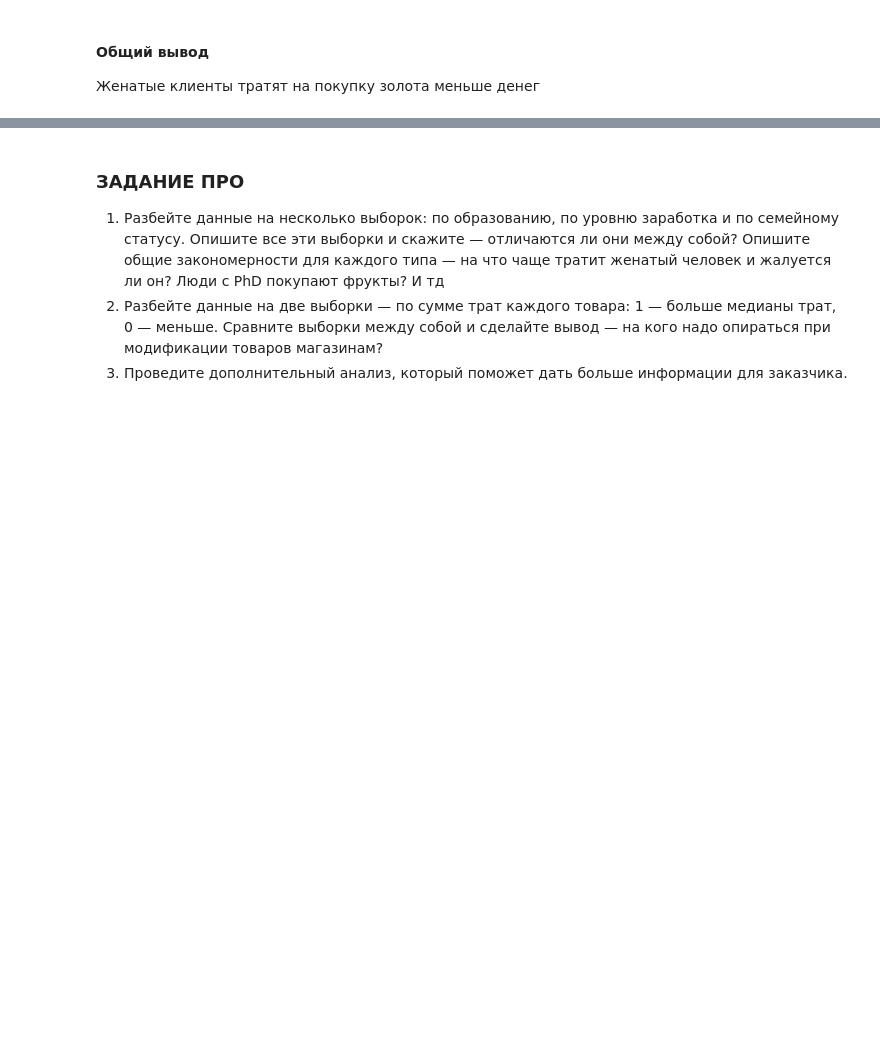
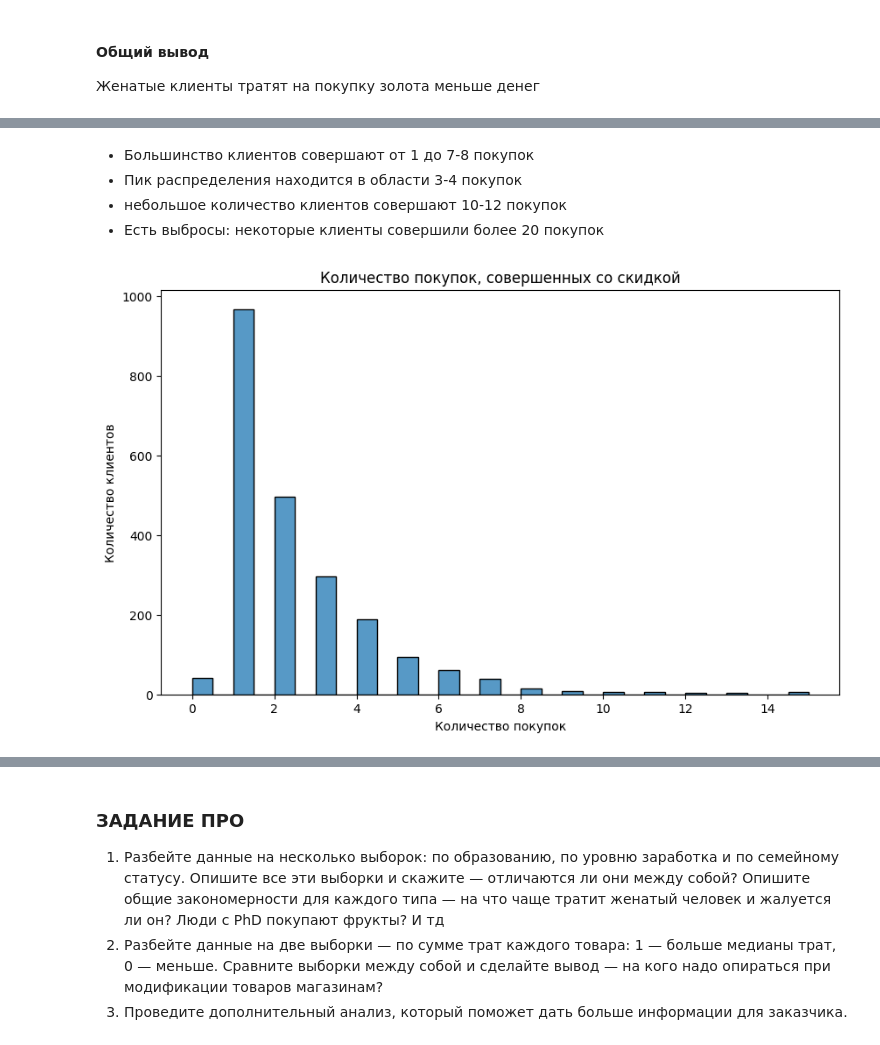
Before and after one commit to AlexeyOrehov/homework, a Jupyter notebook: home_work_1.9/1.9 1_RAZDEL_PRO_forstud.ipynb, the cells around one changed output, grey strips where cells are left out. Cells and saved outputs as stored; diff of their text form; code cells hidden in the pictures; blank space fills up the shorter version.

```diff
--- a/home_work_1.9/1.9 1_RAZDEL_PRO_forstud.ipynb
+++ b/home_work_1.9/1.9 1_RAZDEL_PRO_forstud.ipynb
@@ -1170,0 +1195,15 @@ plt.show()
+# %% [markdown]
+- Большинство клиентов совершают от 1 до 7-8 покупок
+- Пик распределения находится в области 3-4 покупок
+- небольшое количество клиентов совершают 10-12 покупок
+- Есть выбросы: некоторые клиенты совершили более 20 покупок
+# %%
+plt.figure(figsize=(10, 6))
+
+sns.histplot(data=df_modify, x='numdealspurchases', bins=30)
+plt.title('Количество покупок, совершенных со скидкой')
+plt.xlabel('Количество покупок')
+plt.ylabel('Количество клиентов')
+plt.show()
+# %% [output]
+[figure, added]
```
Also changed, not shown: parts of 7 cells of this notebook.
